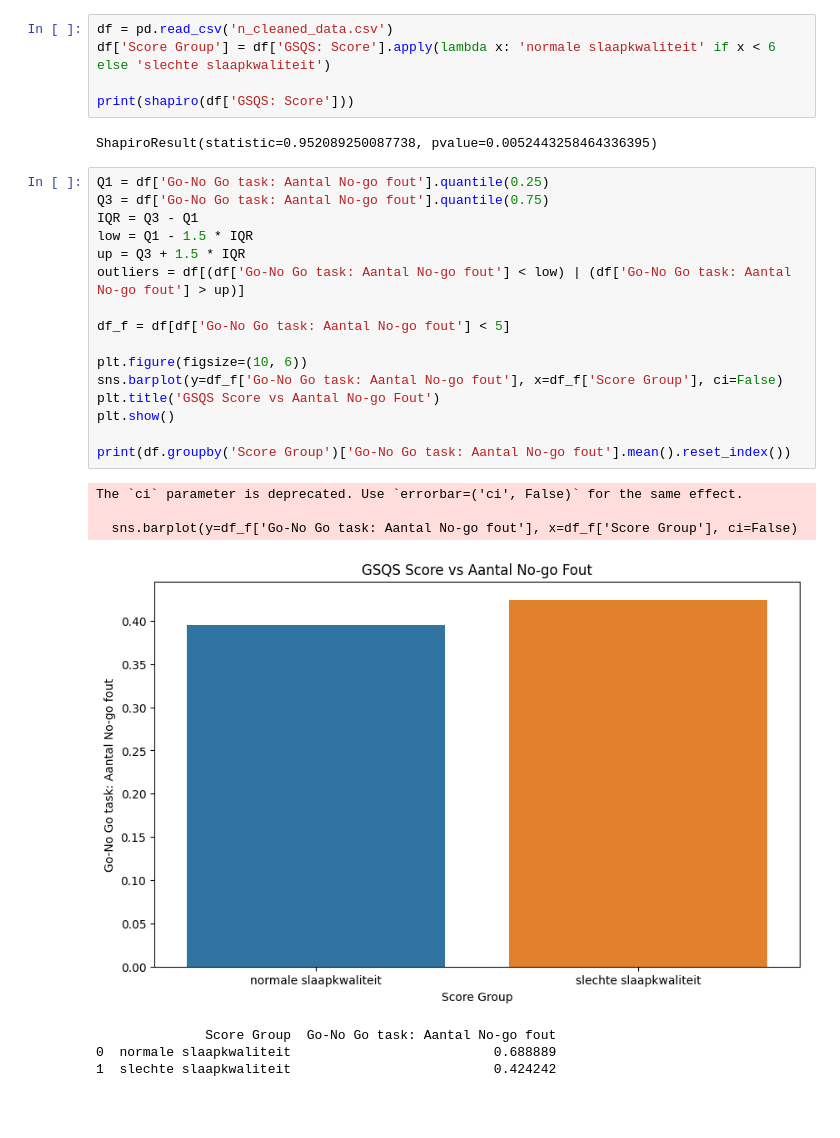
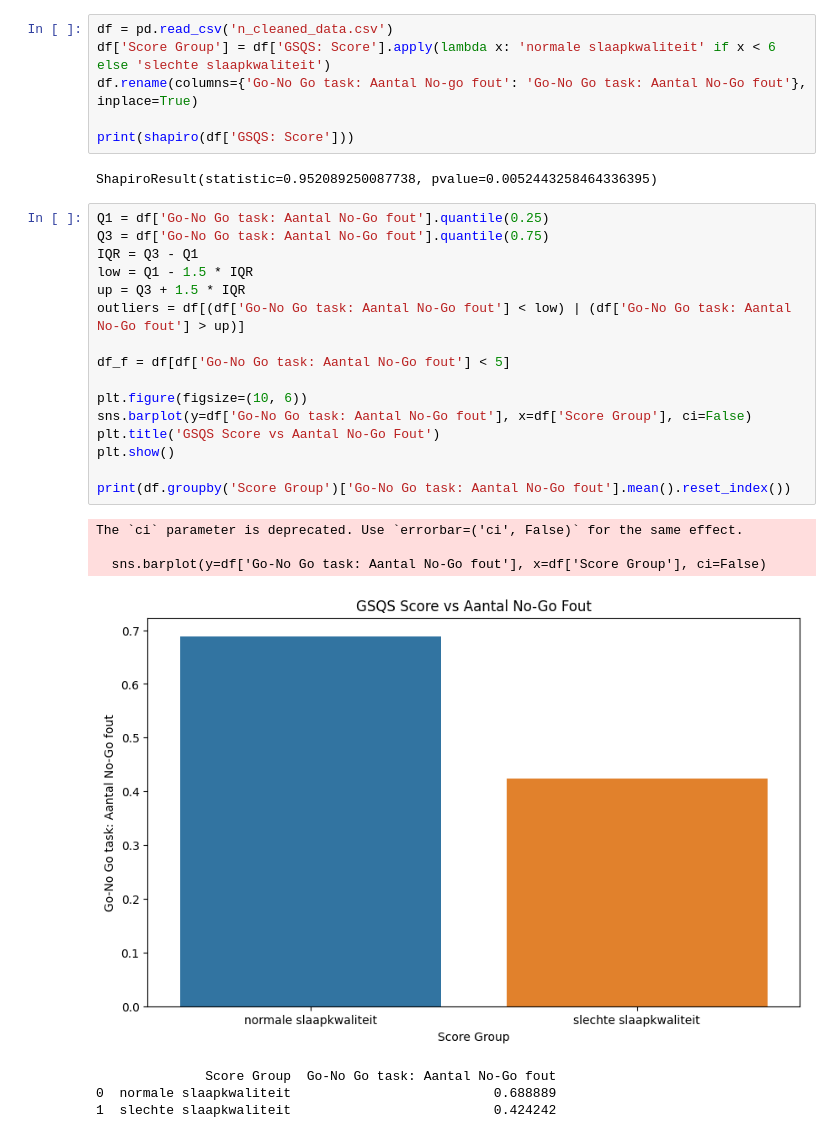
Before and after one commit to Carpetscratcher/CogPer, a Jupyter notebook: CogPer.ipynb, the cells around one changed output. Drawn from its saved outputs; the diff is of its cells as text; blank space fills up the shorter version.

```diff
--- a/CogPer.ipynb
+++ b/CogPer.ipynb
@@ -9,32 +9,33 @@ from scipy.stats import ttest_ind
 # %%
 df = pd.read_csv('n_cleaned_data.csv')
 df['Score Group'] = df['GSQS: Score'].apply(lambda x: 'normale slaapkwaliteit' if x < 6 else 'slechte slaapkwaliteit')
+df.rename(columns={'Go-No Go task: Aantal No-go fout': 'Go-No Go task: Aantal No-Go fout'}, inplace=True)
 
 print(shapiro(df['GSQS: Score']))
 # %% [output]
 ShapiroResult(statistic=0.952089250087738, pvalue=0.0052443258464336395)
 # %%
-Q1 = df['Go-No Go task: Aantal No-go fout'].quantile(0.25)
-Q3 = df['Go-No Go task: Aantal No-go fout'].quantile(0.75)
+Q1 = df['Go-No Go task: Aantal No-Go fout'].quantile(0.25)
+Q3 = df['Go-No Go task: Aantal No-Go fout'].quantile(0.75)
 IQR = Q3 - Q1
 low = Q1 - 1.5 * IQR
 up = Q3 + 1.5 * IQR
-outliers = df[(df['Go-No Go task: Aantal No-go fout'] < low) | (df['Go-No Go task: Aantal No-go fout'] > up)]
+outliers = df[(df['Go-No Go task: Aantal No-Go fout'] < low) | (df['Go-No Go task: Aantal No-Go fout'] > up)]
 
-df_f = df[df['Go-No Go task: Aantal No-go fout'] < 5]
+df_f = df[df['Go-No Go task: Aantal No-Go fout'] < 5]
 
 plt.figure(figsize=(10, 6))
-sns.barplot(y=df_f['Go-No Go task: Aantal No-go fout'], x=df_f['Score Group'], ci=False)
-plt.title('GSQS Score vs Aantal No-go Fout')
+sns.barplot(y=df['Go-No Go task: Aantal No-Go fout'], x=df['Score Group'], ci=False)
+plt.title('GSQS Score vs Aantal No-Go Fout')
 plt.show()
 
-print(df.groupby('Score Group')['Go-No Go task: Aantal No-go fout'].mean().reset_index())
+print(df.groupby('Score Group')['Go-No Go task: Aantal No-Go fout'].mean().reset_index())
 # %% [output]
 The `ci` parameter is deprecated. Use `errorbar=('ci', False)` for the same effect.
 
-  sns.barplot(y=df_f['Go-No Go task: Aantal No-go fout'], x=df_f['Score Group'], ci=False)
+  sns.barplot(y=df['Go-No Go task: Aantal No-Go fout'], x=df['Score Group'], ci=False)
-[figure, old version]
+[figure, new version]
-              Score Group  Go-No Go task: Aantal No-go fout
+              Score Group  Go-No Go task: Aantal No-Go fout
 0  normale slaapkwaliteit                          0.688889
 1  slechte slaapkwaliteit                          0.424242
 # %%
```
Also changed, not shown: parts of 2 cells of this notebook.
